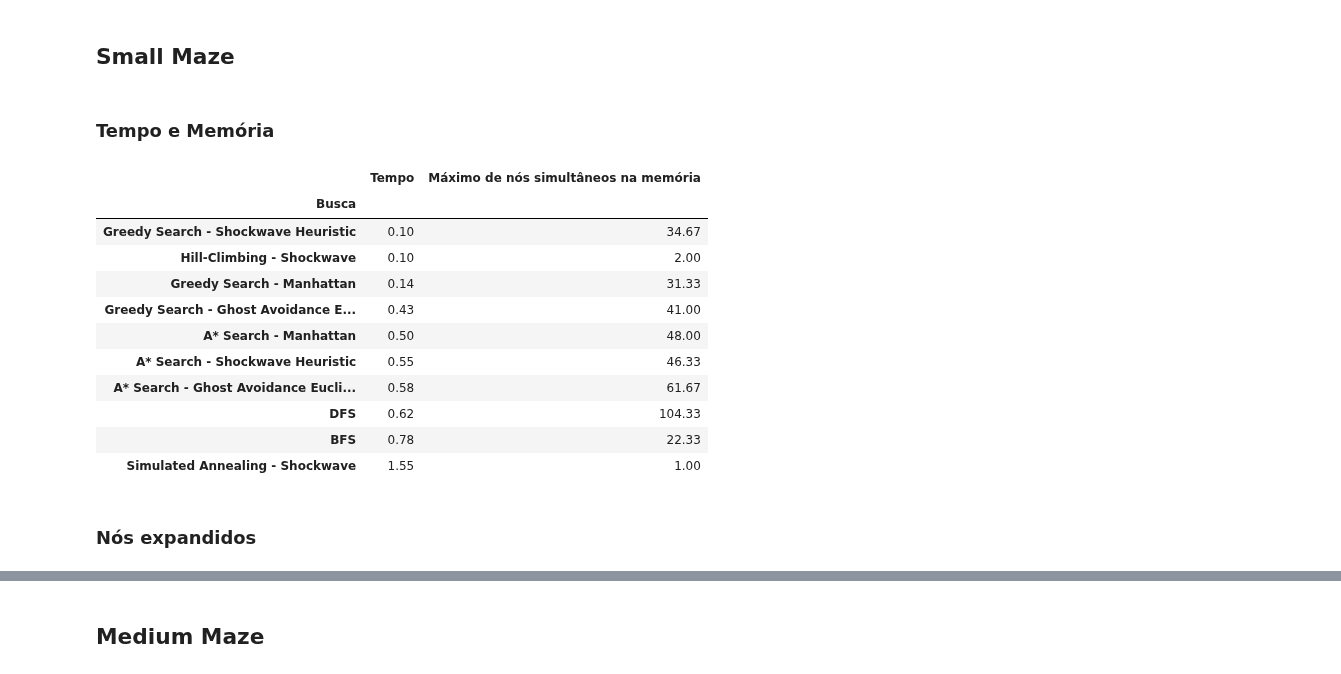
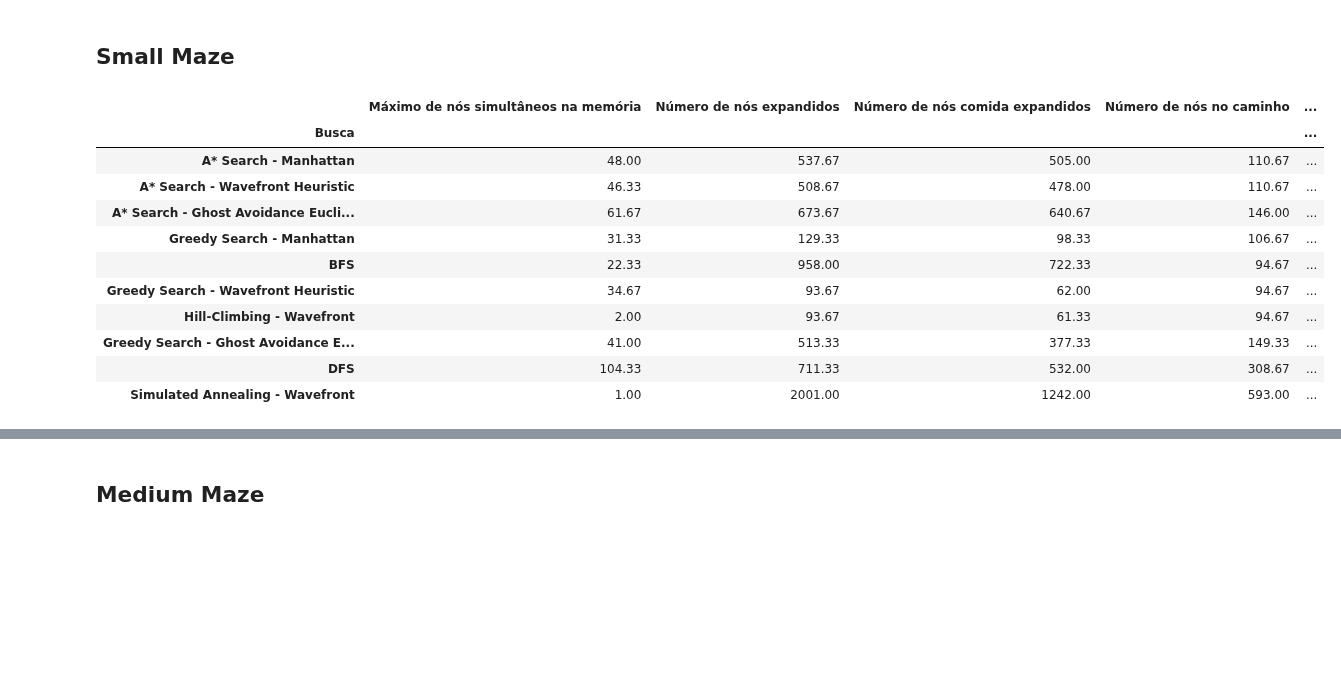
Before and after one commit to carolineap/mo416-2020s1-unicamp, a Jupyter notebook: project1/analysis.ipynb, the cells around one changed output, grey strips where cells are left out. Drawn from its saved outputs; the diff is of its cells as text; code cells hidden in the pictures; blank space fills up the shorter version.

```diff
--- a/project1/analysis.ipynb
+++ b/project1/analysis.ipynb
@@ -217,22 +204,18 @@ tiny.sort_values(by=['Custo Caminho']).iloc[:, 2:]
 # %% [markdown]
 ## Small Maze
-# %% [markdown]
-### Tempo e Memória
 # %%
 small = small.groupby("Busca").mean().round(2)
-small.sort_values(by=['Tempo']).iloc[:, 0:2]
+small.sort_values(by=['Custo Caminho']).iloc[:, 1:]
 # %% [output]
-|  | Tempo | Máximo de nós simultâneos na memória |
-| Busca |  |  |
-| Greedy Search - Shockwave Heuristic | 0.10 | 34.67 |
-| Hill-Climbing - Shockwave | 0.10 | 2.00 |
-| Greedy Search - Manhattan | 0.14 | 31.33 |
-| Greedy Search - Ghost Avoidance E... | 0.43 | 41.00 |
-| A* Search - Manhattan | 0.50 | 48.00 |
-| A* Search - Shockwave Heuristic | 0.55 | 46.33 |
-| A* Search - Ghost Avoidance Eucli... | 0.58 | 61.67 |
-| DFS | 0.62 | 104.33 |
-| BFS | 0.78 | 22.33 |
-| Simulated Annealing - Shockwave | 1.55 | 1.00 |
+|  | Máximo de nós simultâneos na memória | Número de nós expandidos | Número de nós comida expandidos | Número de nós no caminho | ... |
+| Busca |  |  |  |  | ... |
+| A* Search - Manhattan | 48.00 | 537.67 | 505.00 | 110.67 | ... |
+| A* Search - Wavefront Heuristic | 46.33 | 508.67 | 478.00 | 110.67 | ... |
+| A* Search - Ghost Avoidance Eucli... | 61.67 | 673.67 | 640.67 | 146.00 | ... |
+| Greedy Search - Manhattan | 31.33 | 129.33 | 98.33 | 106.67 | ... |
+| BFS | 22.33 | 958.00 | 722.33 | 94.67 | ... |
+| Greedy Search - Wavefront Heuristic | 34.67 | 93.67 | 62.00 | 94.67 | ... |
+| Hill-Climbing - Wavefront | 2.00 | 93.67 | 61.33 | 94.67 | ... |
+| Greedy Search - Ghost Avoidance E... | 41.00 | 513.33 | 377.33 | 149.33 | ... |
+| DFS | 104.33 | 711.33 | 532.00 | 308.67 | ... |
+| Simulated Annealing - Wavefront | 1.00 | 2001.00 | 1242.00 | 593.00 | ... |
-# %% [markdown]
-### Nós expandidos
```
Also changed, not shown: parts of 33 cells of this notebook, 1 other file.
